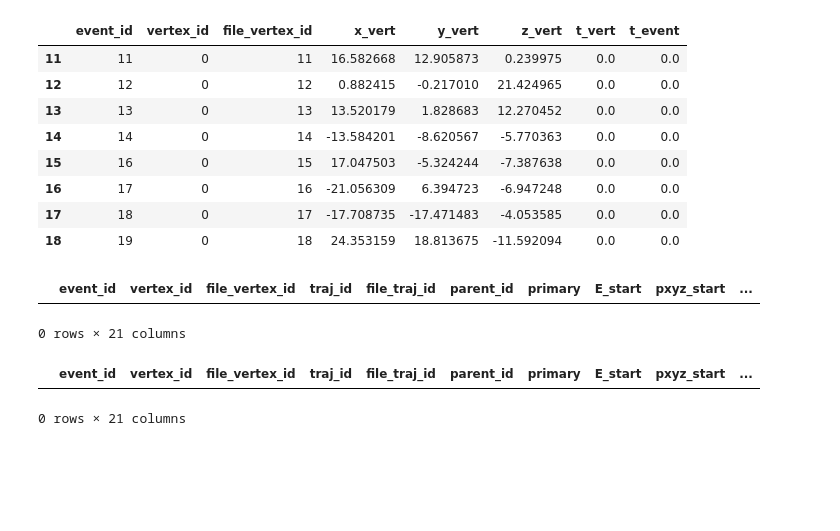
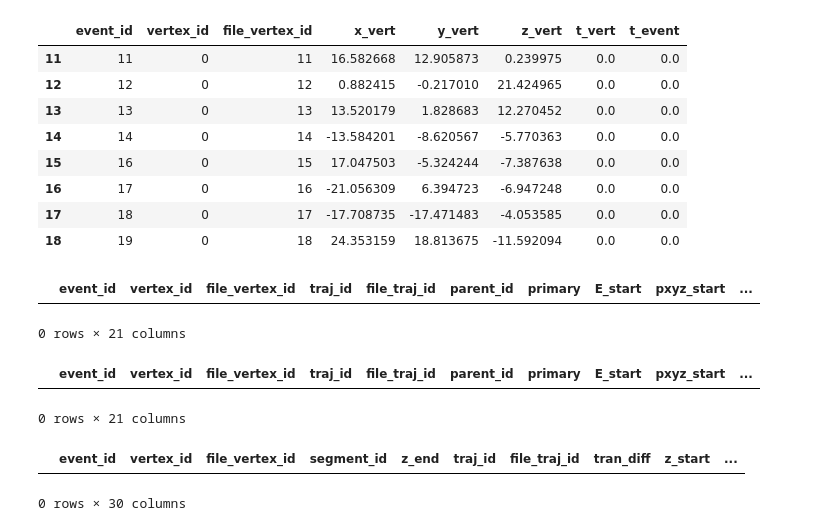
Before and after one commit to yuntsebaryon/SNeNDSens, a Jupyter notebook: MCProd/g4/readH5.ipynb, the cells around one changed output. Drawn from its saved outputs; the diff is of its cells as text; code cells hidden in the pictures; blank space fills up the shorter version.

```diff
--- a/MCProd/g4/readH5.ipynb
+++ b/MCProd/g4/readH5.ipynb
@@ -114,3 +114,8 @@ dT[(dT.event_id==31)]
 # %% [output]
 |  | event_id | vertex_id | file_vertex_id | traj_id | file_traj_id | parent_id | primary | E_start | pxyz_start | ... |
 0 rows × 21 columns
+# %%
+dS[(dS.event_id==15)]
+# %% [output]
+|  | event_id | vertex_id | file_vertex_id | segment_id | z_end | traj_id | file_traj_id | tran_diff | z_start | ... |
+0 rows × 30 columns
```
Also changed, not shown: 1 other file.
